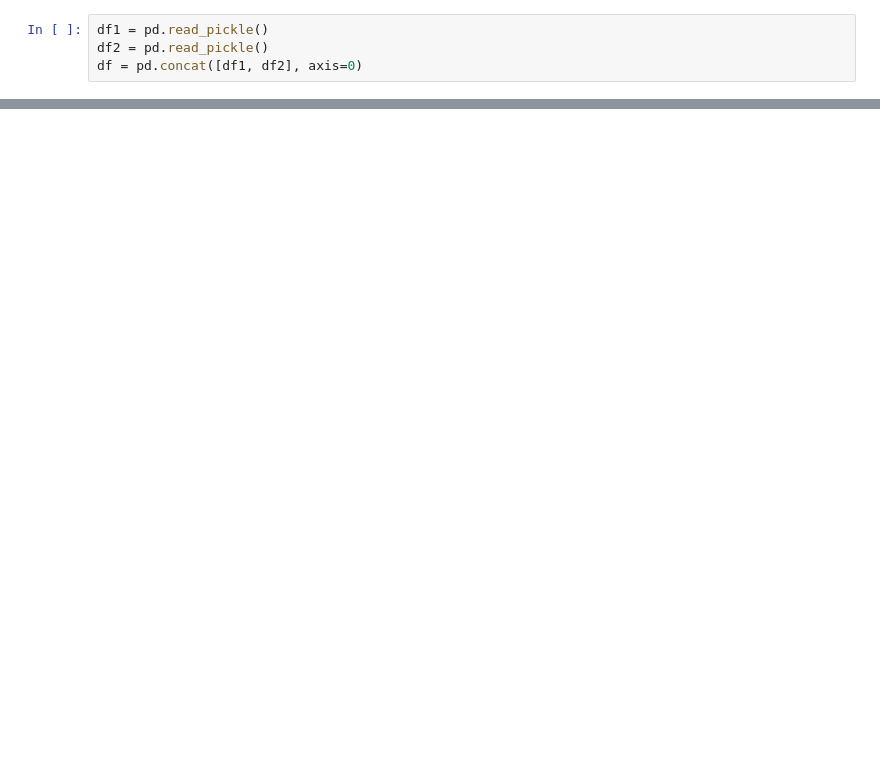
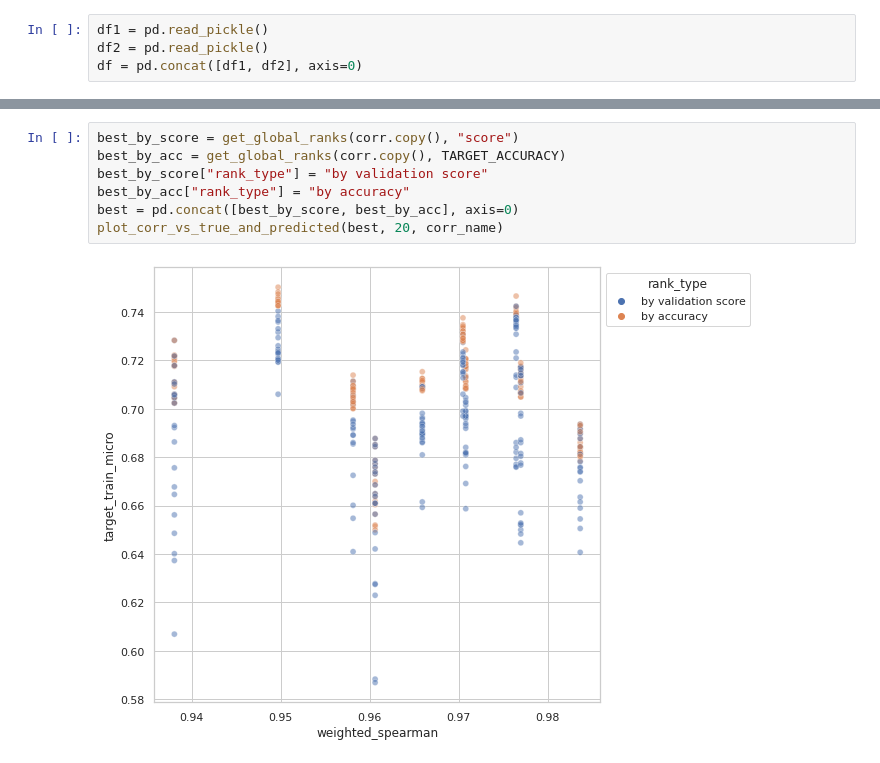
Before and after one commit to KevinMusgrave/powerful-benchmarker, a Jupyter notebook: notebooks/PlotCorrVsAcc.ipynb, the cells around one changed output, grey strips where cells are left out. Cells and saved outputs as stored; diff of their text form; blank space fills up the shorter version.

```diff
--- a/notebooks/PlotCorrVsAcc.ipynb
+++ b/notebooks/PlotCorrVsAcc.ipynb
@@ -190,0 +199,9 @@ plot = sns.scatterplot(data=to_plot, x="adapter", y=TARGET_ACCURACY)
+# %%
+best_by_score = get_global_ranks(corr.copy(), "score")
+best_by_acc = get_global_ranks(corr.copy(), TARGET_ACCURACY)
+best_by_score["rank_type"] = "by validation score"
+best_by_acc["rank_type"] = "by accuracy"
+best = pd.concat([best_by_score, best_by_acc], axis=0)
+plot_corr_vs_true_and_predicted(best, 20, corr_name)
+# %% [output]
+[figure, added]
```
Also changed, not shown: parts of 5 cells of this notebook.
